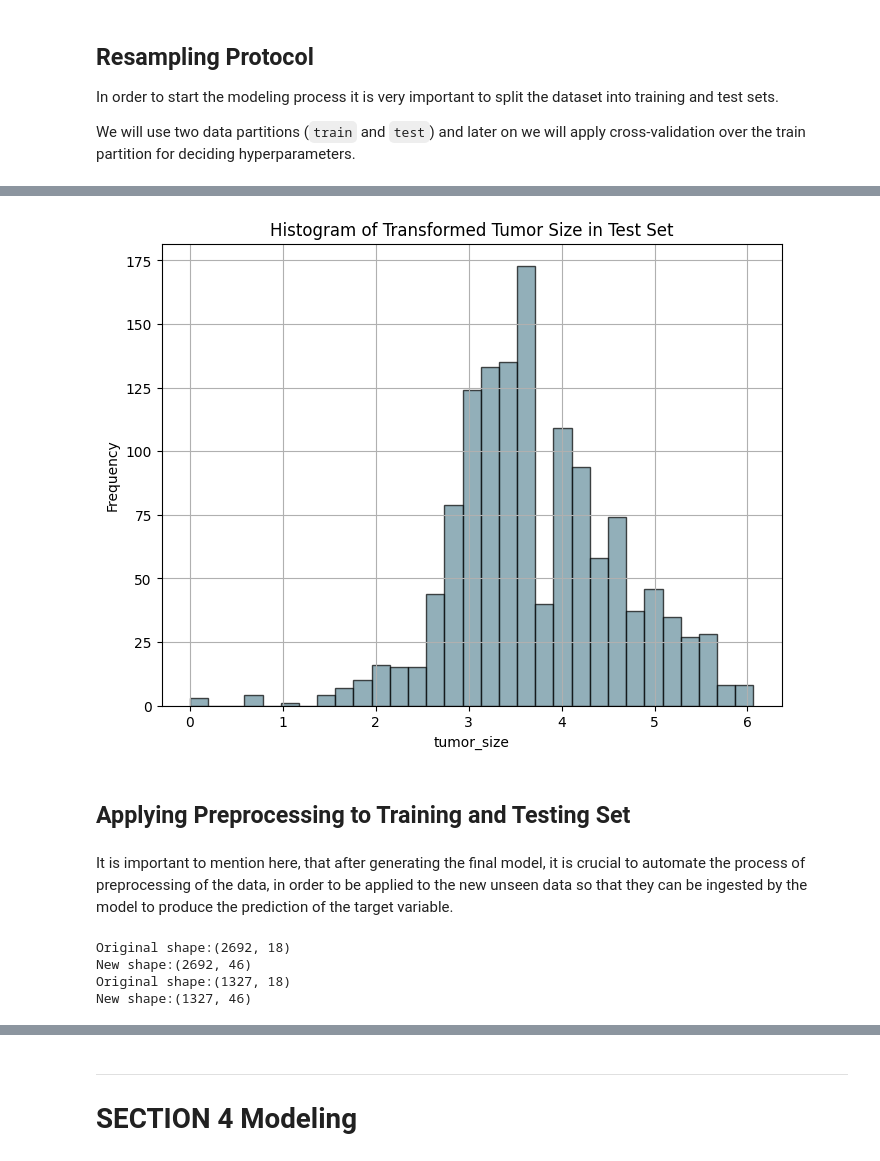
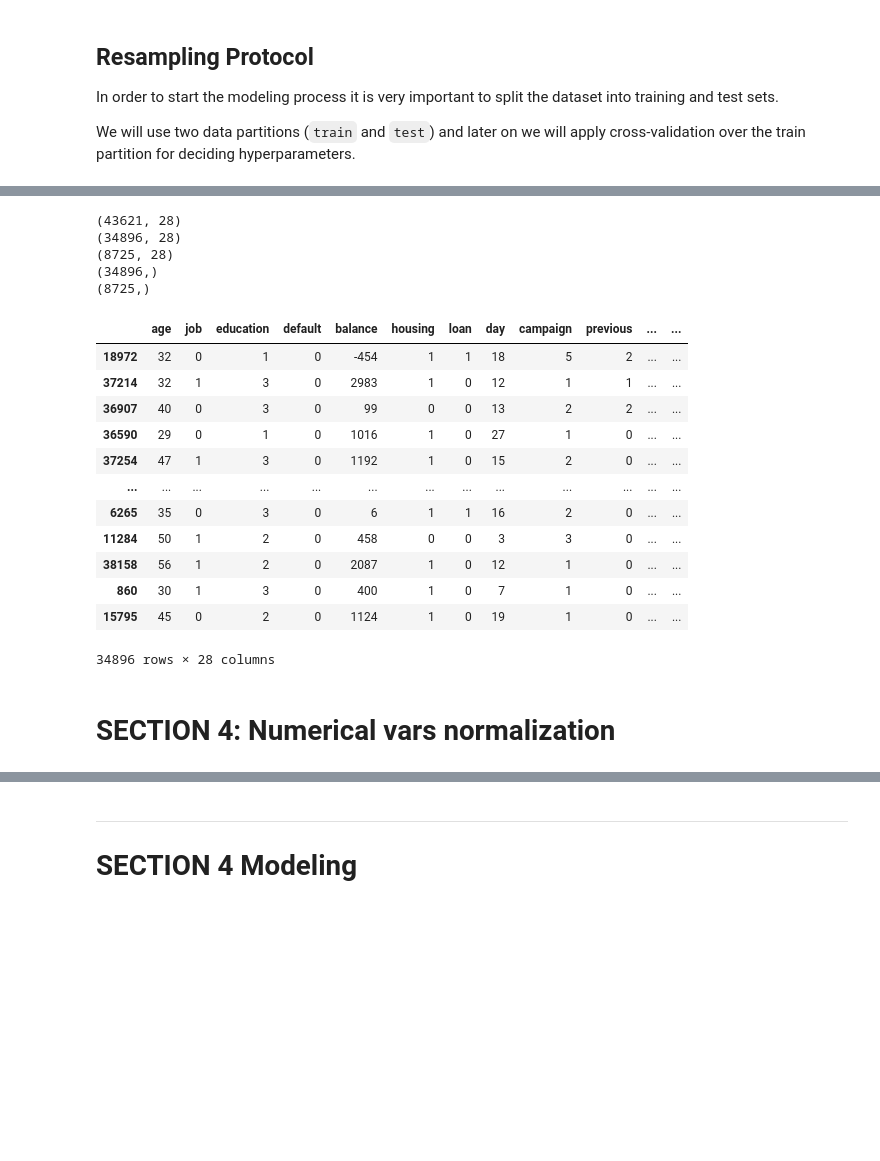
Before and after one commit to odyskypa/bank-marketing-campaign, a Jupyter notebook: notebooks/Modeling.ipynb, the cells around one changed output, grey strips where cells are left out. Drawn from its saved outputs; the diff is of its cells as text; code cells hidden in the pictures; blank space fills up the shorter version.

```diff
--- a/notebooks/Modeling.ipynb
+++ b/notebooks/Modeling.ipynb
@@ -383,7 +172,7 @@ In order to start the modeling process it is very important to split the dataset
 
 We will use two data partitions (`train` and `test`) and later on we will apply cross-validation over the train partition for deciding hyperparameters.
 # %%
-X = breast_cancer.loc[:, breast_cancer.columns != 'status']
-y = breast_cancer['status']
+X = bank_marketing.loc[:, bank_marketing.columns != 'y']
+y = bank_marketing['y']
 
-X_train, X_test, y_train, y_test = train_test_split(X, y, test_size=0.33, random_state=42)
+X_train, X_test, y_train, y_test = train_test_split(X, y, test_size=0.20, random_state=42)
@@ -409,43 +179,30 @@ plot_histogram(X_train, 'tumor_size', '#648E9C', 'Histogram of Transformed Tumor
-# %%
-plot_histogram(X_test, 'tumor_size', '#648E9C', 'Histogram of Transformed Tumor Size in Test Set')
-# %% [output]
-[figure, removed]
-# %% [markdown]
-## Applying Preprocessing to Training and Testing Set
-# %% [markdown]
-It is important to mention here, that after generating the final model, it is crucial to automate the process of preprocessing of the data, in order to be applied to the new unseen data so that they can be ingested by the model to produce the prediction of the target variable.
-# %%
-def preprocessing(X, y, scaler=None):
-    print('Original shape:{}'.format(X.shape))
-    categorical_columns =X.dtypes[X.dtypes == 'category'].index.values
-    numerical_columns = [c for c in X.columns if c not in categorical_columns]
-
-    # Scale numerical variables
-    if scaler is None:
-        # We only want the scaler to fit the train data
-        scaler = MinMaxScaler()
-        #scaler = StandardScaler()
-        X[numerical_columns] = scaler.fit_transform(X[numerical_columns])
-    else:
-        X[numerical_columns] = scaler.transform(X[numerical_columns])
-
-    # Apply one hot encoding to categorical variables
-    for column in categorical_columns:
-        X_one_hot = pd.get_dummies(X[column], prefix=column)
-        X = X.merge(X_one_hot,left_index=True,right_index=True)
-        X = X.drop(columns=[column])
-
-    # Drop missings
-    X=X.dropna()
-    y=y[X.index]
-    print('New shape:{}'.format(X.shape))
-    return X, y, scaler
-
-
-X_train, y_train, scaler = preprocessing(X_train,y_train)
-X_test, y_test, _ = preprocessing(X_test,y_test,scaler)
-# %% [output]
-Original shape:(2692, 18)
-New shape:(2692, 46)
-Original shape:(1327, 18)
-New shape:(1327, 46)
+# %%
+print(X.shape)
+print(X_train.shape)
+print(X_test.shape)
+print(y_train.shape)
+print(y_test.shape)
+# %% [output]
+(43621, 28)
+(34896, 28)
+(8725, 28)
+(34896,)
+(8725,)
+# %%
+X_train
+# %% [output]
+|  | age | job | education | default | balance | housing | loan | day | campaign | previous | ... | ... |
+| 18972 | 32 | 0 | 1 | 0 | -454 | 1 | 1 | 18 | 5 | 2 | ... | ... |
+| 37214 | 32 | 1 | 3 | 0 | 2983 | 1 | 0 | 12 | 1 | 1 | ... | ... |
+| 36907 | 40 | 0 | 3 | 0 | 99 | 0 | 0 | 13 | 2 | 2 | ... | ... |
+| 36590 | 29 | 0 | 1 | 0 | 1016 | 1 | 0 | 27 | 1 | 0 | ... | ... |
+| 37254 | 47 | 1 | 3 | 0 | 1192 | 1 | 0 | 15 | 2 | 0 | ... | ... |
+| ... | ... | ... | ... | ... | ... | ... | ... | ... | ... | ... | ... | ... |
+| 6265 | 35 | 0 | 3 | 0 | 6 | 1 | 1 | 16 | 2 | 0 | ... | ... |
+| 11284 | 50 | 1 | 2 | 0 | 458 | 0 | 0 | 3 | 3 | 0 | ... | ... |
+| 38158 | 56 | 1 | 2 | 0 | 2087 | 1 | 0 | 12 | 1 | 0 | ... | ... |
+| 860 | 30 | 1 | 3 | 0 | 400 | 1 | 0 | 7 | 1 | 0 | ... | ... |
+| 15795 | 45 | 0 | 2 | 0 | 1124 | 1 | 0 | 19 | 1 | 0 | ... | ... |
+34896 rows × 28 columns
+# %% [markdown]
+# SECTION 4: Numerical vars normalization
```
Also changed, not shown: parts of 36 cells of this notebook, 1 other file.
